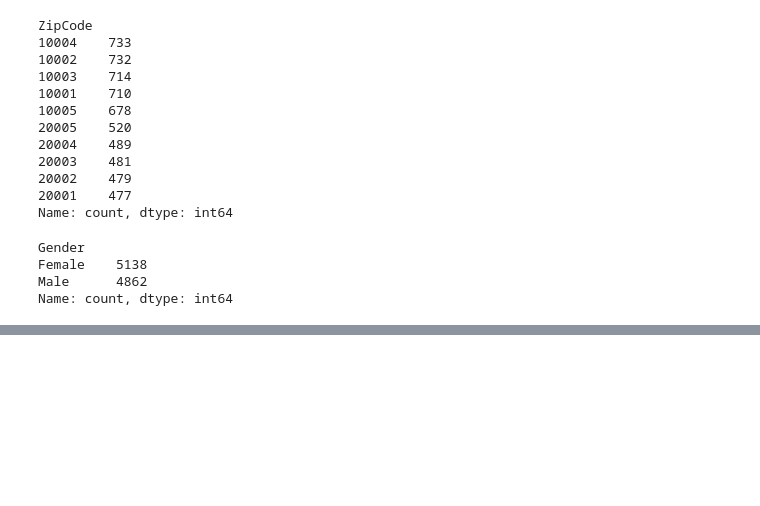
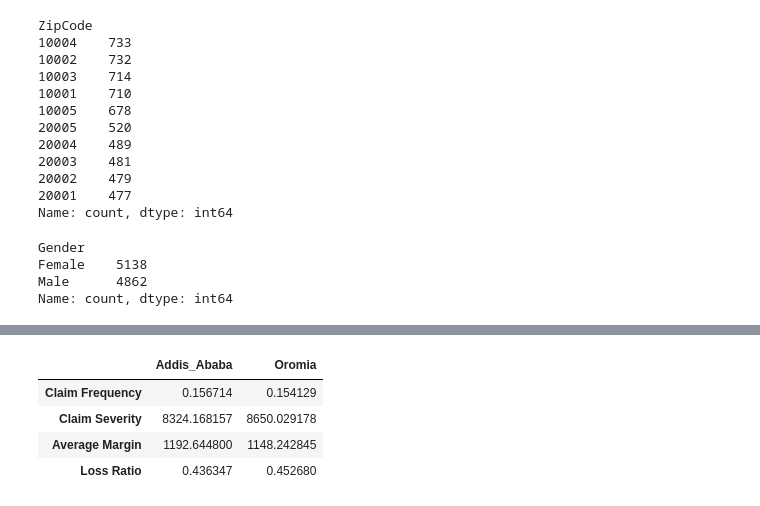
Before and after one commit to Pomiyilma/Insurance-Risk-Analytics, a Jupyter notebook: notebooks/02_hypothesis_testing.ipynb, the cells around one changed output, grey strips where cells are left out. Cells and saved outputs as stored; diff of their text form; code cells hidden in the pictures; blank space fills up the shorter version.

```diff
--- a/notebooks/02_hypothesis_testing.ipynb
+++ b/notebooks/02_hypothesis_testing.ipynb
@@ -127,0 +128,4 @@ Name: count, dtype: int64
+# %%
+addis = df[df["Province"] == "Addis Ababa"]
+
+oromia = df[df["Province"] == "Oromia"]
@@ -127,0 +157,33 @@ Name: count, dtype: int64
+# %%
+province_summary = pd.DataFrame({
+
+    "Addis_Ababa": [
+        addis["ClaimFrequency"].mean(),
+        addis["ClaimSeverity"].mean(),
+        addis["Margin"].mean(),
+        addis["LossRatio"].mean()
+    ],
+
+    "Oromia": [
+        oromia["ClaimFrequency"].mean(),
+        oromia["ClaimSeverity"].mean(),
+        oromia["Margin"].mean(),
+        oromia["LossRatio"].mean()
+    ]
+
+},
+
+index=[
+    "Claim Frequency",
+    "Claim Severity",
+    "Average Margin",
+    "Loss Ratio"
+])
+
+province_summary
+# %% [output]
+|  | Addis_Ababa | Oromia |
+| Claim Frequency | 0.156714 | 0.154129 |
+| Claim Severity | 8324.168157 | 8650.029178 |
+| Average Margin | 1192.644800 | 1148.242845 |
+| Loss Ratio | 0.436347 | 0.452680 |
```
Also changed, not shown: parts of 20 cells of this notebook.
